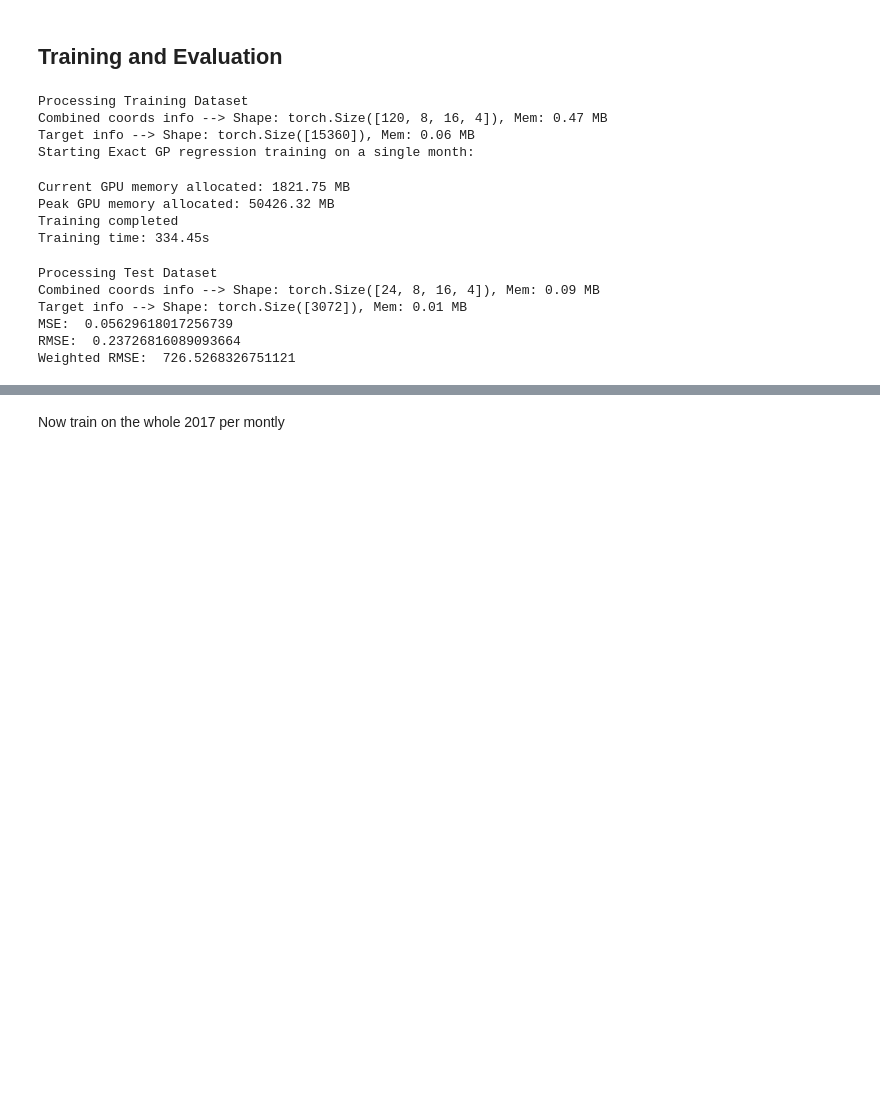
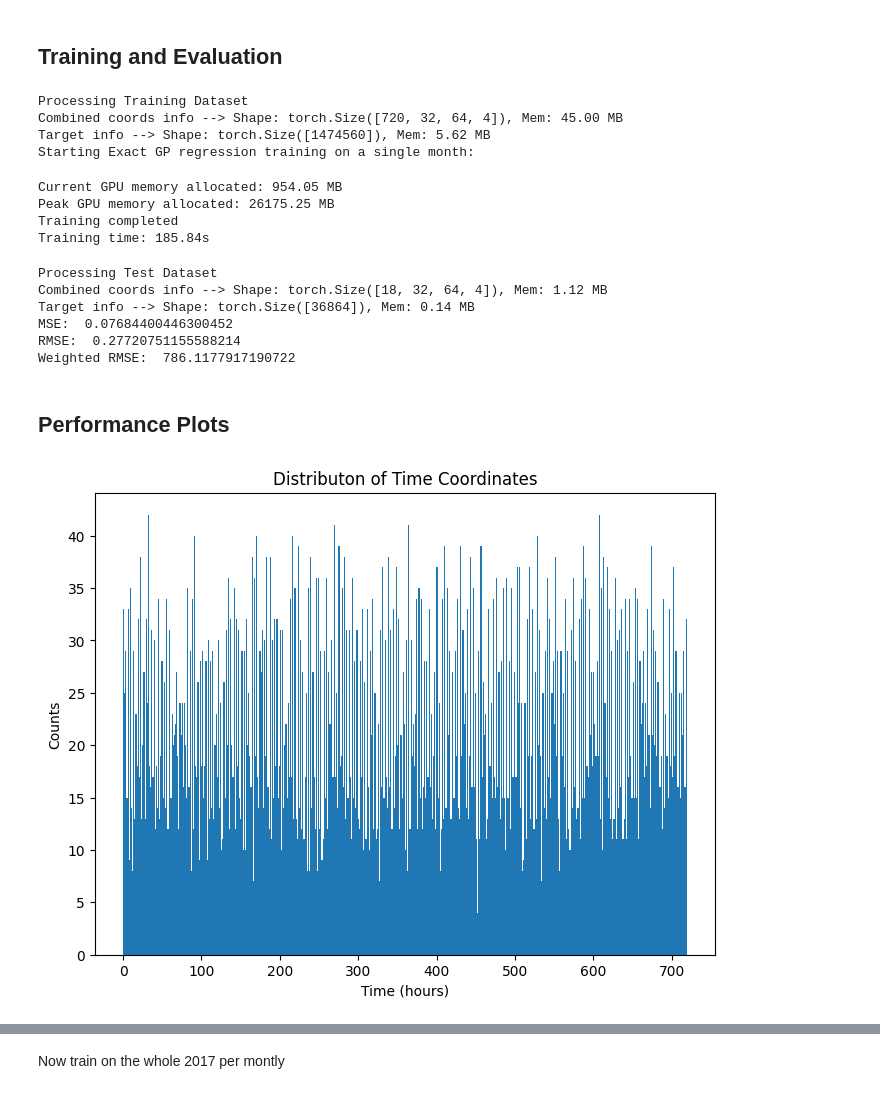
Before and after one commit to sunnyw22/STGP-for-weather-forecasting, a Jupyter notebook: GPRs/Exact_GPR_monthly.ipynb, the cells around one changed output, grey strips where cells are left out. Saved outputs shown, nothing was run; the diff lists cells and outputs as text; code cells hidden in the pictures; blank space fills up the shorter version.

```diff
--- a/GPRs/Exact_GPR_monthly.ipynb
+++ b/GPRs/Exact_GPR_monthly.ipynb
@@ -363,15 +411,16 @@ def train_gp(lead_time_h, data_train, data_test, space_subsample, time_subsample
 # %%
 lead_time = 24 # 3-day forecasting
-space_subsample = 4 # Sub-sample every 5th point
-time_subsample = 6 # Sub-sample every 8th hour
+space_subsample = 1 # Set 1 if using random subsampling
+time_subsample = 1
+frac = 0.0075 # Fraction of points to be picked from the full training set
 # Train GP model
-model, likelihood, hyperparams_track = train_gp(lead_time, data_train, data_test, space_subsample, time_subsample)
+model, likelihood, hyperparams_track, X_train, Y_train = train_gp(lead_time, data_train, data_test, space_subsample, time_subsample, frac=frac)
 # %% [output]
 Processing Training Dataset
-Combined coords info --> Shape: torch.Size([120, 8, 16, 4]), Mem: 0.47 MB
-Target info --> Shape: torch.Size([15360]), Mem: 0.06 MB
+Combined coords info --> Shape: torch.Size([720, 32, 64, 4]), Mem: 45.00 MB
+Target info --> Shape: torch.Size([1474560]), Mem: 5.62 MB
 Starting Exact GP regression training on a single month:
-Current GPU memory allocated: 1821.75 MB
-Peak GPU memory allocated: 50426.32 MB
+Current GPU memory allocated: 954.05 MB
+Peak GPU memory allocated: 26175.25 MB
 Training completed
-Training time: 334.45s
+Training time: 185.84s
@@ -378,6 +448,6 @@ Training time: 334.45s
 # %%
 X_test, Y_test, lat, lon = create_data(data_train, data_test, lead_time, space_subsample=space_subsample,
-                                                time_subsample=time_subsample, device=device, train=False)
+                                                time_subsample=8, device=device, train=False)
 X_test = X_test.view(-1,4)
 nlat = len(lat)
 nlon = len(lon)
@@ -407,8 +477,22 @@ Y_test = Y_test.detach().cpu().numpy()
 Y_std = Y_std.detach().cpu().numpy()
 # %% [output]
 Processing Test Dataset
-Combined coords info --> Shape: torch.Size([24, 8, 16, 4]), Mem: 0.09 MB
-Target info --> Shape: torch.Size([3072]), Mem: 0.01 MB
-MSE:  0.05629618017256739
-RMSE:  0.23726816089093664
-Weighted RMSE:  726.5268326751121
+Combined coords info --> Shape: torch.Size([18, 32, 64, 4]), Mem: 1.12 MB
+Target info --> Shape: torch.Size([36864]), Mem: 0.14 MB
+MSE:  0.07684400446300452
+RMSE:  0.27720751155588214
+Weighted RMSE:  786.1177917190722
+# %% [markdown]
+## Performance Plots
+# %%
+rand_coords = X_train[:,:3].detach().cpu().numpy()
+rand_time = X_train[:,3].detach().cpu().numpy()
+
+plt.figure(figsize=(8,6))
+plt.hist(rand_time, bins=500)
+plt.xlabel('Time (hours)')
+plt.ylabel('Counts')
+plt.title('Distributon of Time Coordinates')
+plt.show()
+# %% [output]
+[figure, added]
```
Also changed, not shown: parts of 20 cells of this notebook, 1 other file.
